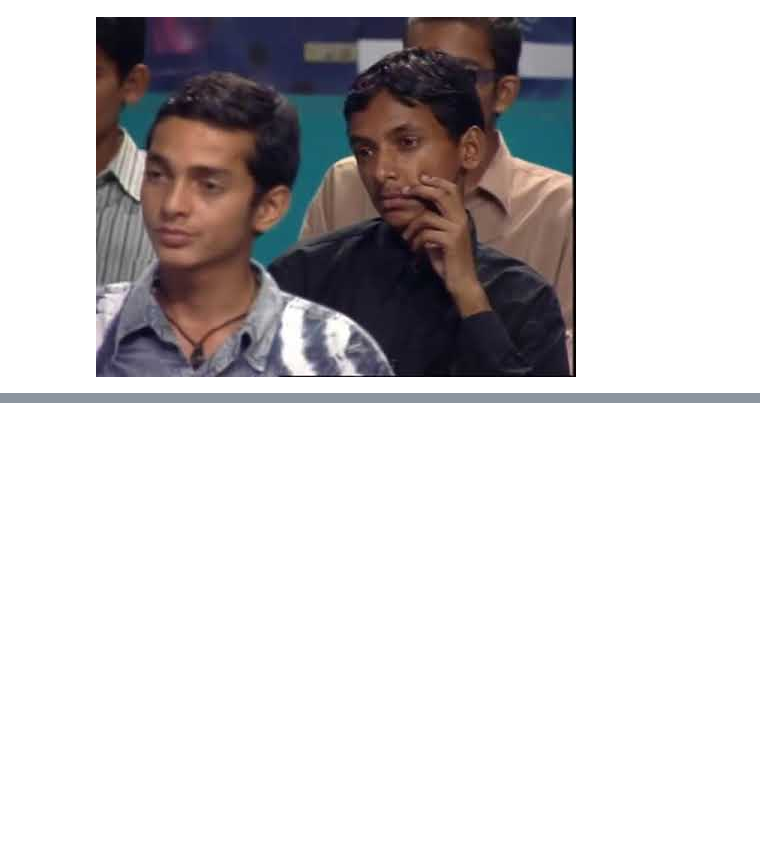
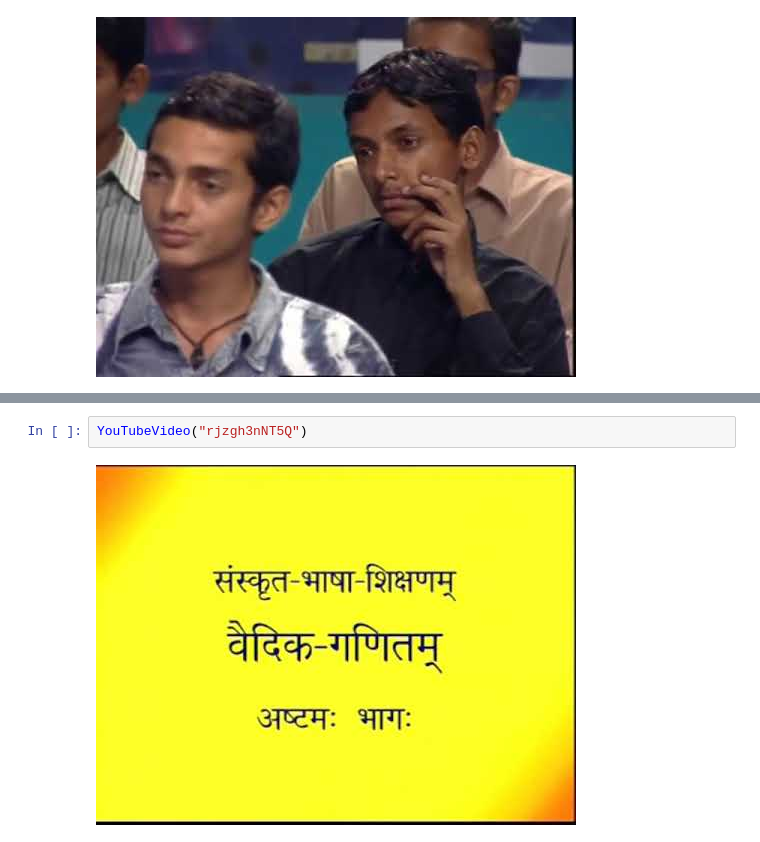
Before and after one commit to aksinghdce/aksinghdce.github.io, a Jupyter notebook: multiplication.ipynb, the cells around one changed output, grey strips where cells are left out. Drawn from its saved outputs; the diff is of its cells as text; blank space fills up the shorter version.

```diff
--- a/multiplication.ipynb
+++ b/multiplication.ipynb
@@ -17,0 +30,4 @@ YouTubeVideo("OP1gw1q3lDA")
+# %%
+YouTubeVideo("rjzgh3nNT5Q")
+# %% [output]
+[figure, added]
```
Also changed, not shown: parts of 8 cells of this notebook, 13 other files.
